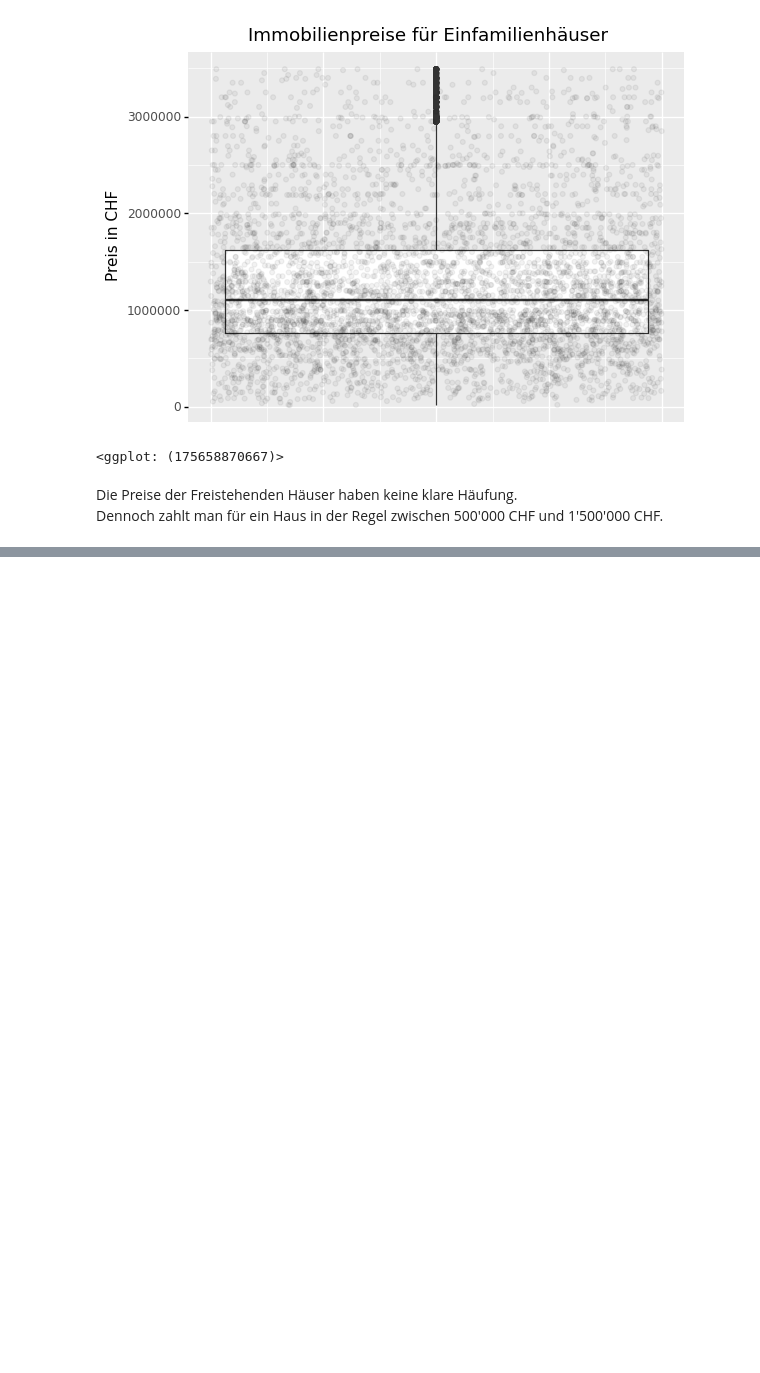
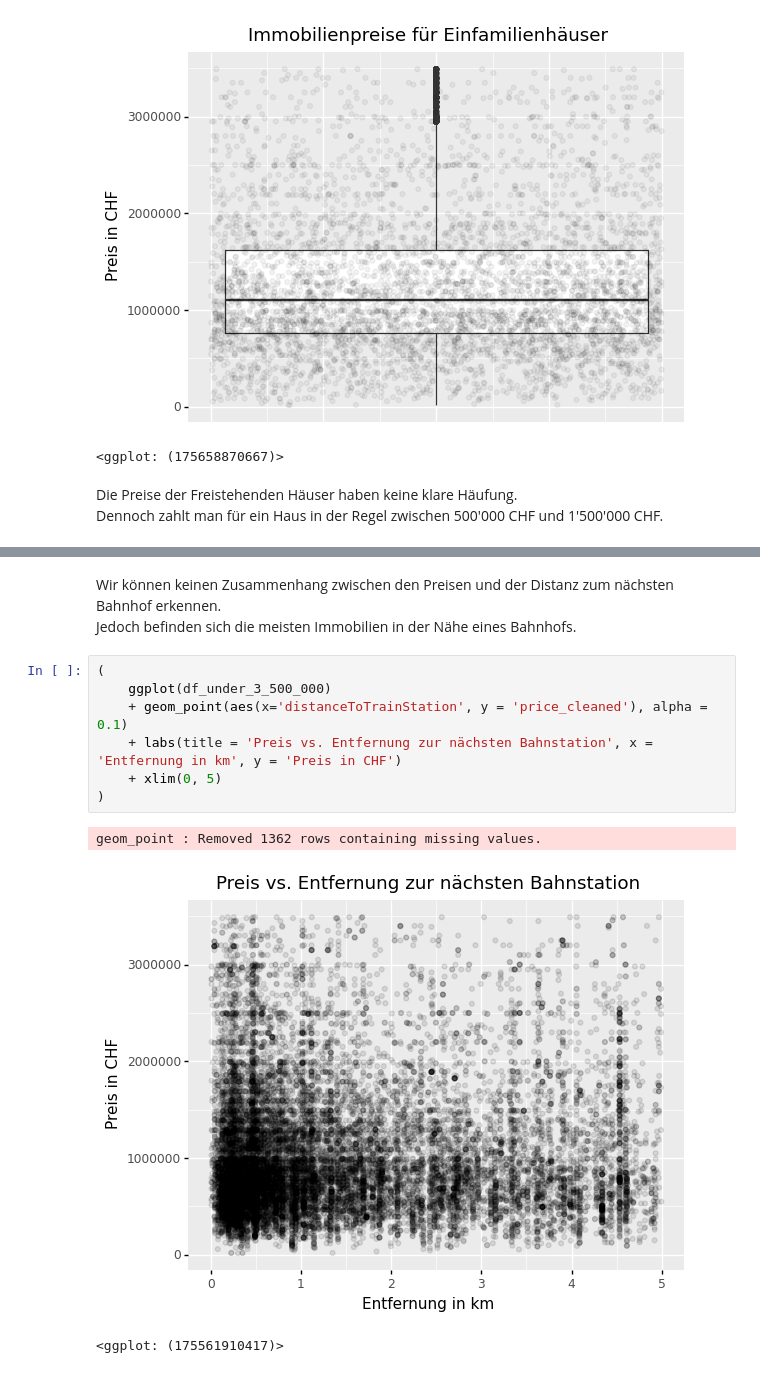
Before and after one commit to marvinvr/fhnw-cml1, a Jupyter notebook: 01_1_eda.ipynb, the cells around one changed output, grey strips where cells are left out. Saved outputs shown, nothing was run; the diff lists cells and outputs as text; blank space fills up the shorter version.

```diff
--- a/01_1_eda.ipynb
+++ b/01_1_eda.ipynb
@@ -184,0 +225,14 @@ array([ 4.,  2.,  0.,  1.,  3.,  6.,  5., 14., 20.,  8., -2.,  7., 15.,
+# %% [markdown]
+Wir können keinen Zusammenhang zwischen den Preisen und der Distanz zum nächsten Bahnhof erkennen. <br>
+Jedoch befinden sich die meisten Immobilien in der Nähe eines Bahnhofs.
+# %%
+(
+    ggplot(df_under_3_500_000)
+    + geom_point(aes(x='distanceToTrainStation', y = 'price_cleaned'), alpha = 0.1)
+    + labs(title = 'Preis vs. Entfernung zur nächsten Bahnstation', x = 'Entfernung in km', y = 'Preis in CHF')
+    + xlim(0, 5)
+)
+# %% [output]
+geom_point : Removed 1362 rows containing missing values.
+[figure, added]
+<ggplot: (175561910417)>
```
Also changed, not shown: parts of 10 cells of this notebook.
